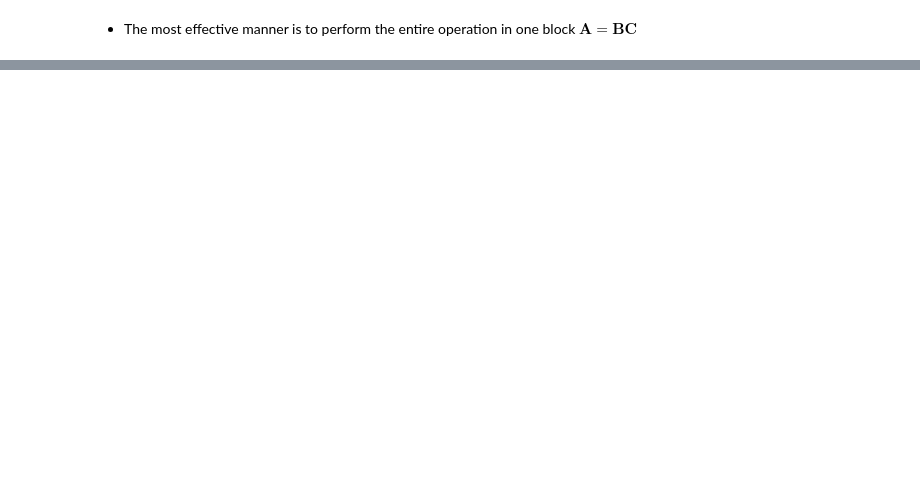
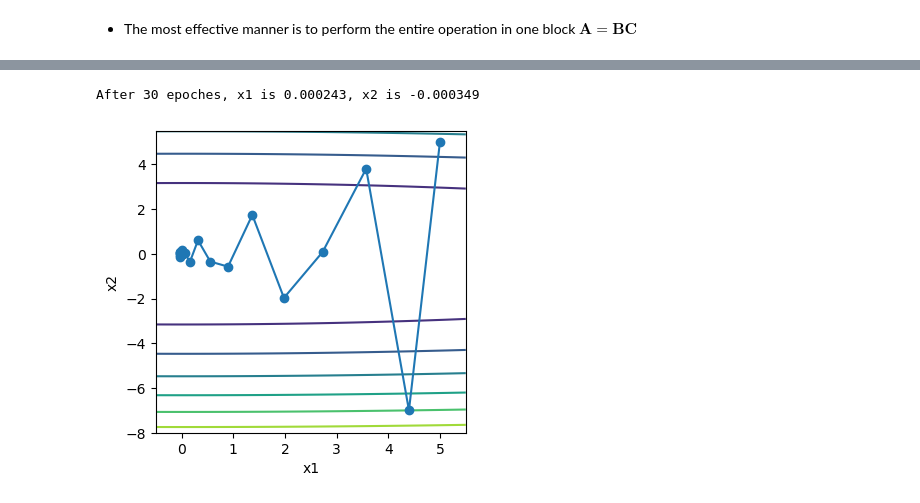
Before and after one commit to Knoero/MachineLearning, a Jupyter notebook: 0 Prerequisite/04 Numerical Optimization.ipynb, the cells around one changed output, grey strips where cells are left out. Cells and saved outputs as stored; diff of their text form; code cells hidden in the pictures; blank space fills up the shorter version.

```diff
--- a/0 Prerequisite/04 Numerical Optimization.ipynb
+++ b/0 Prerequisite/04 Numerical Optimization.ipynb
@@ -386,0 +504,42 @@ When performing optimization where only a noisy variant of the gradient is avail
+# %%
+eta = 0.6
+beta = 0.5
+
+
+def momentum_gd(x1, x2, v1, v2):
+    v1 = beta * v1 - eta * 0.2 * x1
+    v2 = beta * v2 - eta * 4 * x2
+    return x1 + v1, x2 + v2, v1, v2
+
+
+# Number of iteration steps
+iter = 30
+# Record the iteration trace
+x_arr = np.zeros((2, iter))
+x_arr[:, 0] = np.array([5, 5])
+f_arr = np.zeros((1, iter))
+v1 = 0.
+v2 = 0.
+# Iteration
+for ii in range(iter - 1):
+    f_arr[0, ii] = 0.1 * x_arr[0, ii]**2 + 2 * x_arr[1, ii]**2
+    x_arr[0,ii + 1], x_arr[1,ii + 1], v1, v2 =\
+    momentum_gd(x_arr[0, ii],x_arr[1, ii], v1, v2)
+f_arr[0, iter - 1] = 0.1 * x_arr[0, iter - 1]**2 + 2 * x_arr[1, iter - 1]**2
+print("After %d epoches, x1 is %f, x2 is %f" %
+      (iter, x_arr[0, iter - 1], x_arr[1, iter - 1]))
+# Visualization
+fig, ax = plt.subplots(figsize=(4, 4), dpi=100)
+# Plot the contour
+vis_arr_x = np.linspace(-0.5, 5.5, 100)
+vis_arr_y = np.linspace(-8, 5.5, 100)
+vis_X, vis_Y = np.meshgrid(vis_arr_x, vis_arr_y)
+vis_Z = 0.1 * vis_X**2 + 2 * vis_Y**2
+ax.contour(vis_X, vis_Y, vis_Z)
+ax.plot(x_arr[0, :], x_arr[1, :],'o-')
+ax.set_xlabel("x1")
+ax.set_ylabel("x2")
+plt.show()
+# %% [output]
+After 30 epoches, x1 is 0.000243, x2 is -0.000349
+[figure, added]
```
Also changed, not shown: parts of 45 cells of this notebook, 1 other file.
